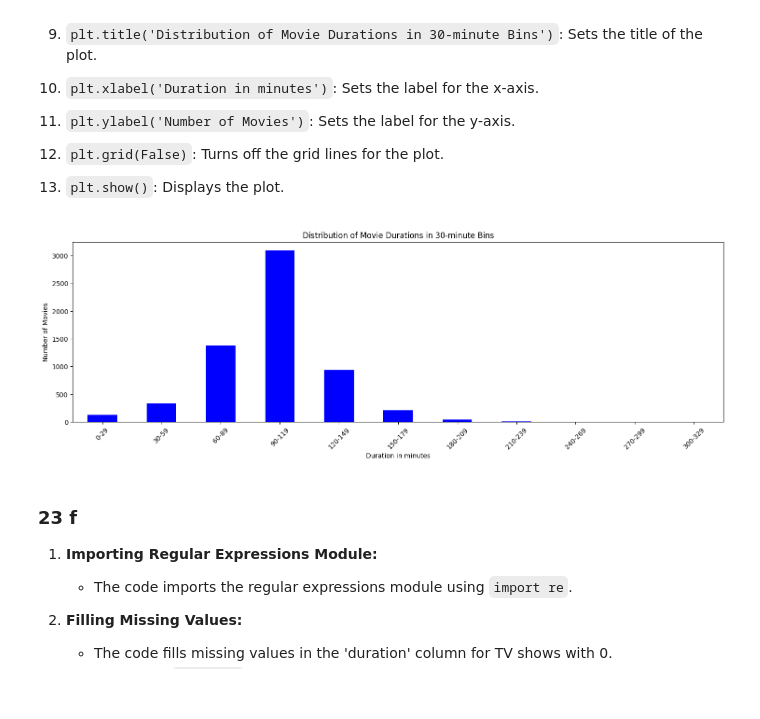
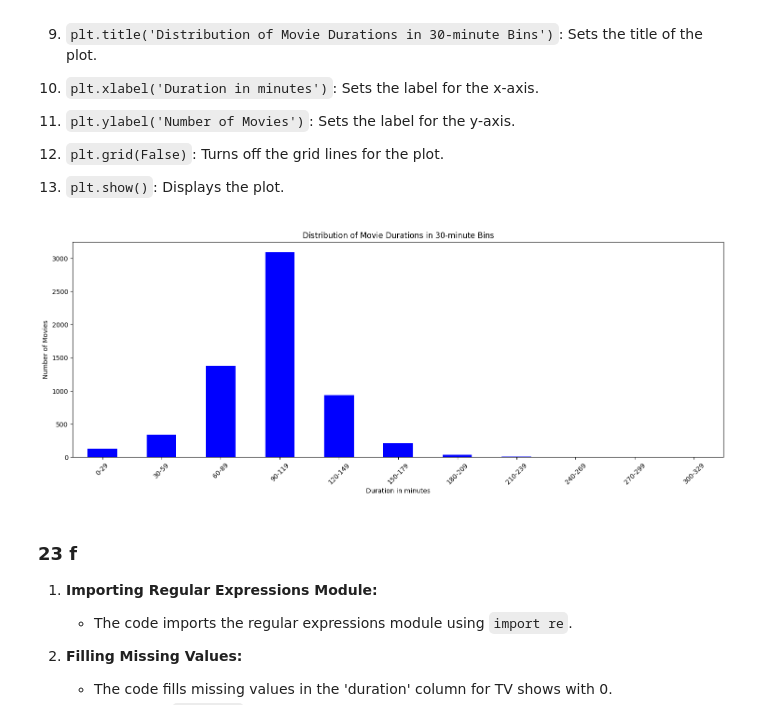
Before and after one commit to ines-lorquet/netflix-insights, a Jupyter notebook: Netflix Data Analysis.ipynb, the cells around one changed output. Saved outputs shown, nothing was run; the diff lists cells and outputs as text; code cells hidden in the pictures.

```diff
--- a/Netflix Data Analysis.ipynb
+++ b/Netflix Data Analysis.ipynb
@@ -462,27 +616,27 @@ plt.show()
 # %%
 df.loc[df['type'] == 'Movie', 'duration'] = df.loc[df['type'] == 'Movie', 'duration'].fillna(0)
 df.loc[df['type'] == 'Movie', 'duration'] = df.loc[df['type'] == 'Movie', 'duration'].apply(lambda x: int(x.replace(' min', '')) if isinstance(x, str) else x)
 
 bins = range(0, int(df.loc[df['type'] == 'Movie', 'duration'].max()) + 31, 30)
 
-plt.figure(figsize=(18,5))
+plt.figure(figsize=(18,6))
 
 movie_durations = df.loc[df['type'] == 'Movie']['duration']
 
 duration_counts = pd.cut(movie_durations, bins=bins, right=False).value_counts().sort_index()
 
 duration_counts.plot(kind='bar', color='blue')
 
 plt.title('Distribution of Movie Durations in 30-minute Bins')
 plt.xlabel('Duration in minutes')
 plt.ylabel('Number of Movies')
 
 plt.xticks(range(len(duration_counts)), [f'{i.left}-{i.right-1}' for i in duration_counts.index], rotation=45)
 
 plt.grid(False)
 plt.show()
 # %% [output]
-[figure, old version]
+[figure, new version]
 # %% [markdown]
 ### 23 f
 1. **Importing Regular Expressions Module:**
```
Also changed, not shown: parts of 24 cells of this notebook.
